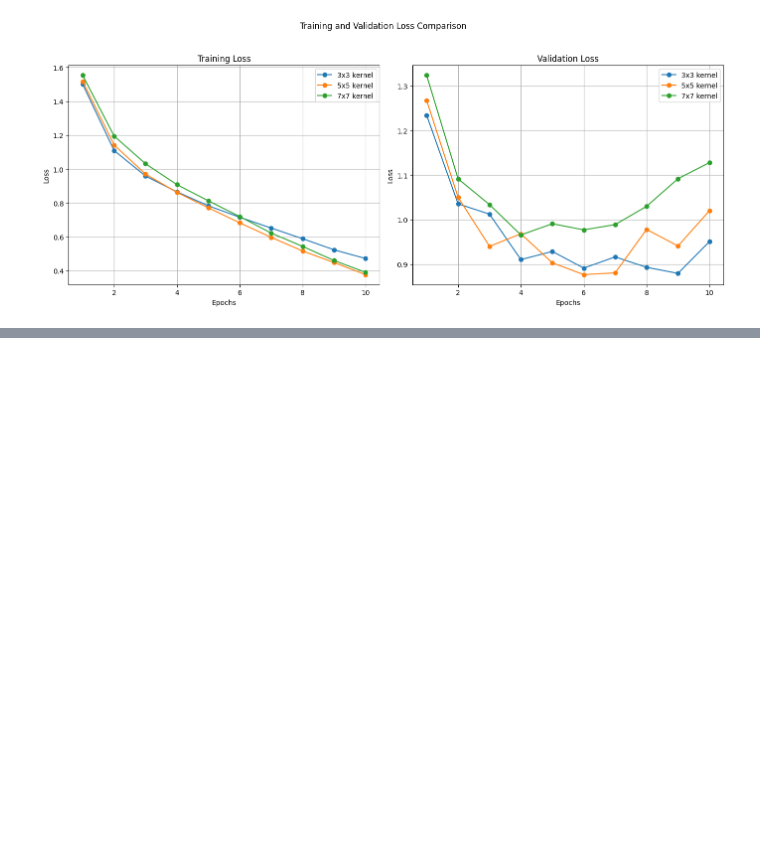
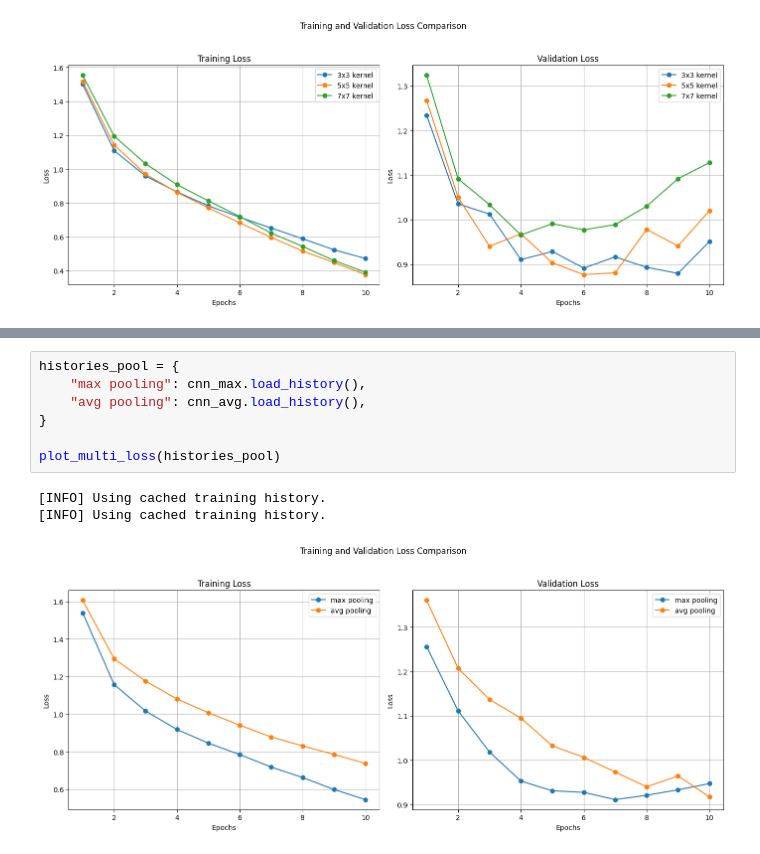
Before and after one commit to Farhannr28/Convolutional-Neural-Network-and-Recurrent-Neural-Network, a Jupyter notebook: src/CNN.ipynb, the cells around one changed output, grey strips where cells are left out. Drawn from its saved outputs; the diff is of its cells as text; blank space fills up the shorter version.

```diff
--- a/src/CNN3.ipynb
+++ b/src/CNN.ipynb
@@ -412,0 +494,11 @@ plot_multi_loss(histories_3)
+# %%
+histories_pool = {
+    "max pooling": cnn_max.load_history(),
+    "avg pooling": cnn_avg.load_history(),
+}
+
+plot_multi_loss(histories_pool)
+# %% [output]
+[INFO] Using cached training history.
+[INFO] Using cached training history.
+[figure, added]
```
Also changed, not shown: parts of 5 cells of this notebook, 3 other files.
